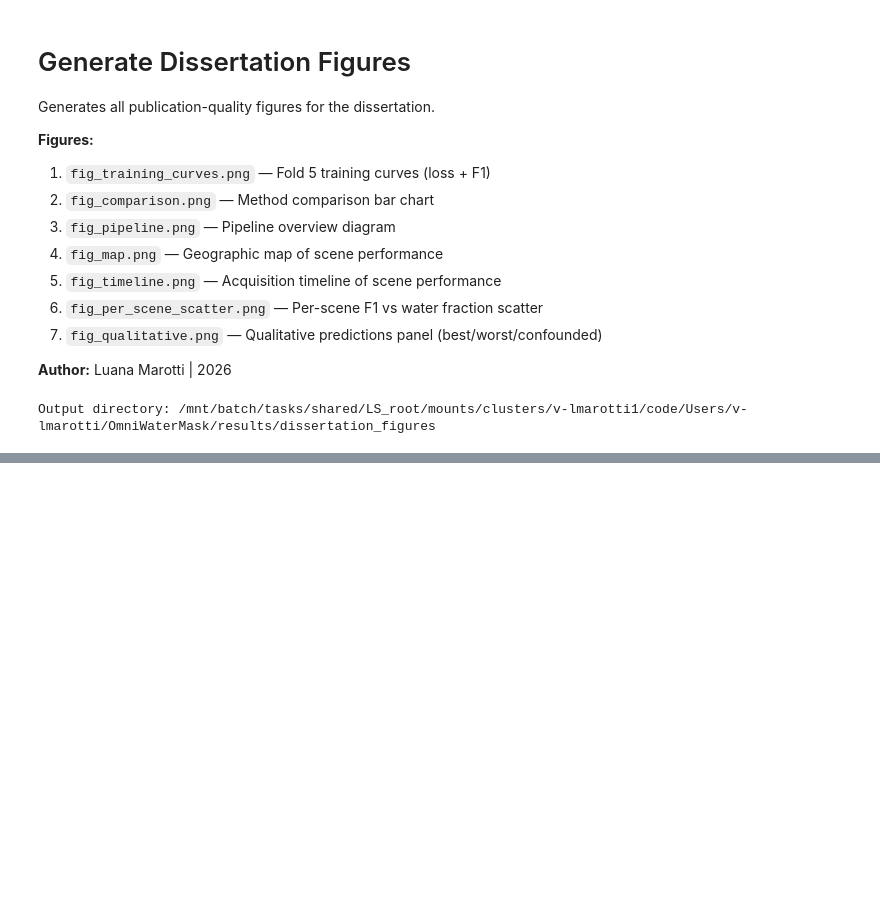
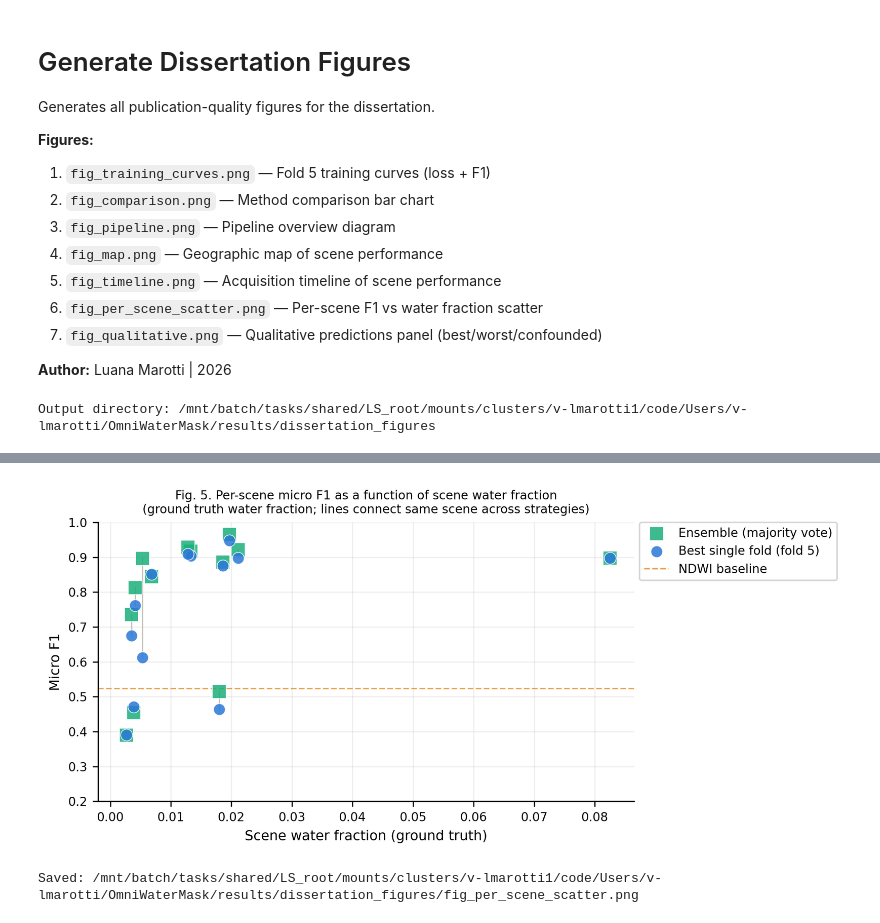
Before and after one commit to luanamarotti/High-Resolution-Water-Segmentation-for-Salmon-Habitat, a Jupyter notebook: generate_figures.ipynb, the cells around one changed output, grey strips where cells are left out. Cells and saved outputs as stored; diff of their text form; code cells hidden in the pictures; blank space fills up the shorter version.

```diff
--- a/generate_figures.ipynb
+++ b/generate_figures.ipynb
@@ -386,0 +426,64 @@ Saved: /mnt/batch/tasks/shared/LS_root/mounts/clusters/v-lmarotti1/code/Users/v-
+# %%
+# ── Cell 6: Fig 5 — Per-Scene F1 vs Water Fraction ──
+
+scene_best = pd.read_csv(DIAG_DIR / 'per_scene_best_model.csv')
+scene_ens  = pd.read_csv(DIAG_DIR / 'per_scene_ensemble.csv')
+
+# Use ground truth water fraction — index both by scene
+best_idx = scene_best.set_index('scene')
+ens_idx  = scene_ens.set_index('scene')
+
+# Use only scenes present in both
+common_scenes = list(set(best_idx.index) & set(ens_idx.index))
+
+# Ground truth water fraction is the same regardless of model
+wf_gt = best_idx.loc[common_scenes, 'water_frac']
+f1_b  = best_idx.loc[common_scenes, 'micro_f1']
+f1_e  = ens_idx.loc[common_scenes, 'micro_f1']
+
+fig, ax = plt.subplots(figsize=(7.5, 3.5))
+
+# Connect paired points first (behind both markers)
+for scene in common_scenes:
+    ax.plot([wf_gt.loc[scene], wf_gt.loc[scene]],
+            [f1_b.loc[scene], f1_e.loc[scene]],
+            color=LGRAY, lw=0.8, zorder=2)
+
+# Plot ensemble first (bottom layer)
+ax.scatter(wf_gt.values, f1_e.values,
+           color=GREEN, alpha=0.85, s=80, marker='s',
+           label='Ensemble (majority vote)',
+           edgecolors='white', linewidths=0.5, zorder=3)
+
+# Plot best model on top (so it's always visible)
+ax.scatter(wf_gt.values, f1_b.values,
+           color=BLUE, alpha=0.85, s=60, marker='o',
+           label='Best single fold (fold 5)',
+           edgecolors='white', linewidths=0.5, zorder=4)
+
+# NDWI baseline — line only, no number
+ax.axhline(0.523, color=ORANGE, linestyle='--', lw=1.0, alpha=0.7,
+           label='NDWI baseline')
+
+ax.set_xlabel('Scene water fraction (ground truth)')
+ax.set_ylabel('Micro F1')
+ax.set_title(
+    'Fig. 5. Per-scene micro F1 as a function of scene water fraction\n'
+    '(ground truth water fraction; lines connect same scene across strategies)',
+    fontsize=8
+)
+
+# Legend outside plot to the right
+ax.legend(fontsize=8, loc='upper left',
+          bbox_to_anchor=(1.01, 1), borderaxespad=0)
+
+ax.grid(alpha=0.2)
+ax.set_xlim(-0.002, None)
+ax.set_ylim(0.2, 1.0)
+
+plt.tight_layout()
+out5 = OUT_DIR / 'fig_per_scene_scatter.png'
+plt.savefig(out5, dpi=300, bbox_inches='tight')
+plt.show()
+print(f'Saved: {out5}')
+# %% [output]
@@ -387,3 +507,5 @@ Saved: /mnt/batch/tasks/shared/LS_root/mounts/clusters/v-lmarotti1/code/Users/v-
+[figure, added]
+Saved: /mnt/batch/tasks/shared/LS_root/mounts/clusters/v-lmarotti1/code/Users/v-lmarotti/OmniWaterMask/results/dissertation_figures/fig_per_scene_scatter.png
 # %%
 # ── Cell 7: Fig 6 — Qualitative Predictions Panel ──
 # Three scenes: best (Wenatchee_2019), worst (cath_creek_2018),
```
Also changed, not shown: parts of 9 cells of this notebook.
